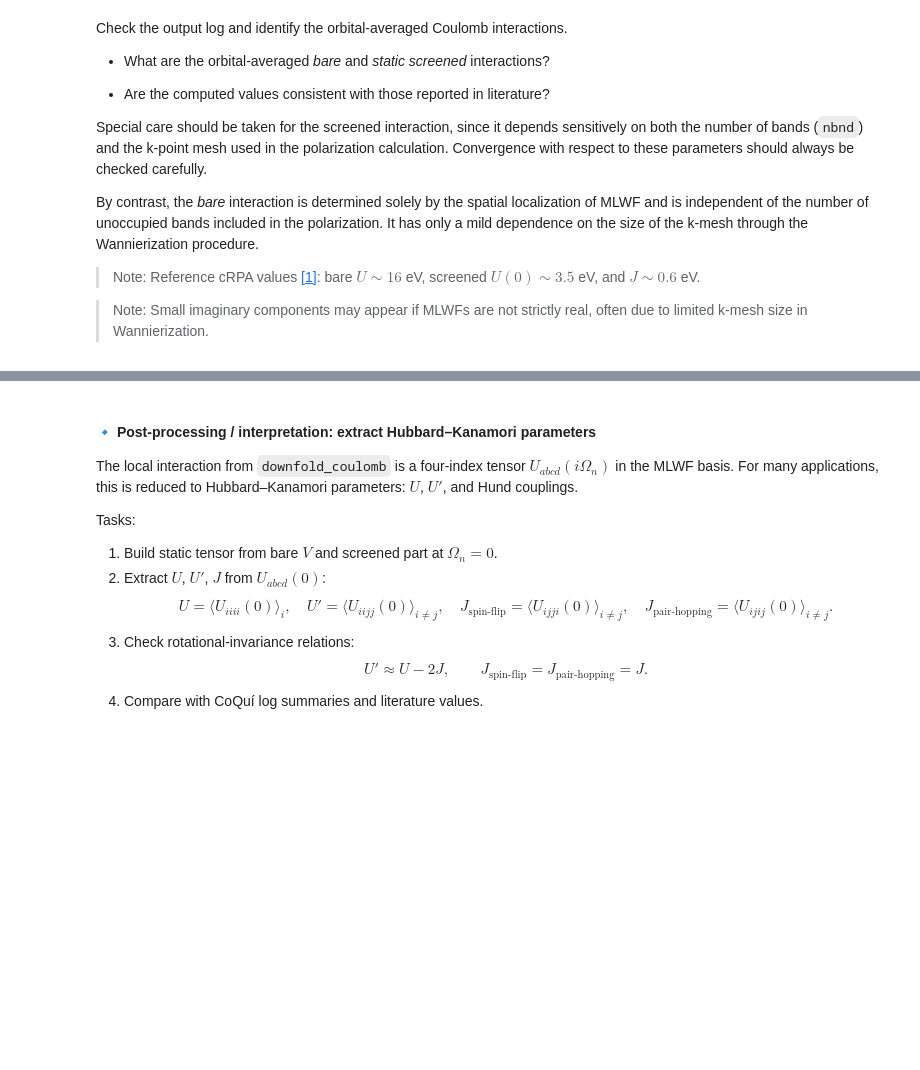
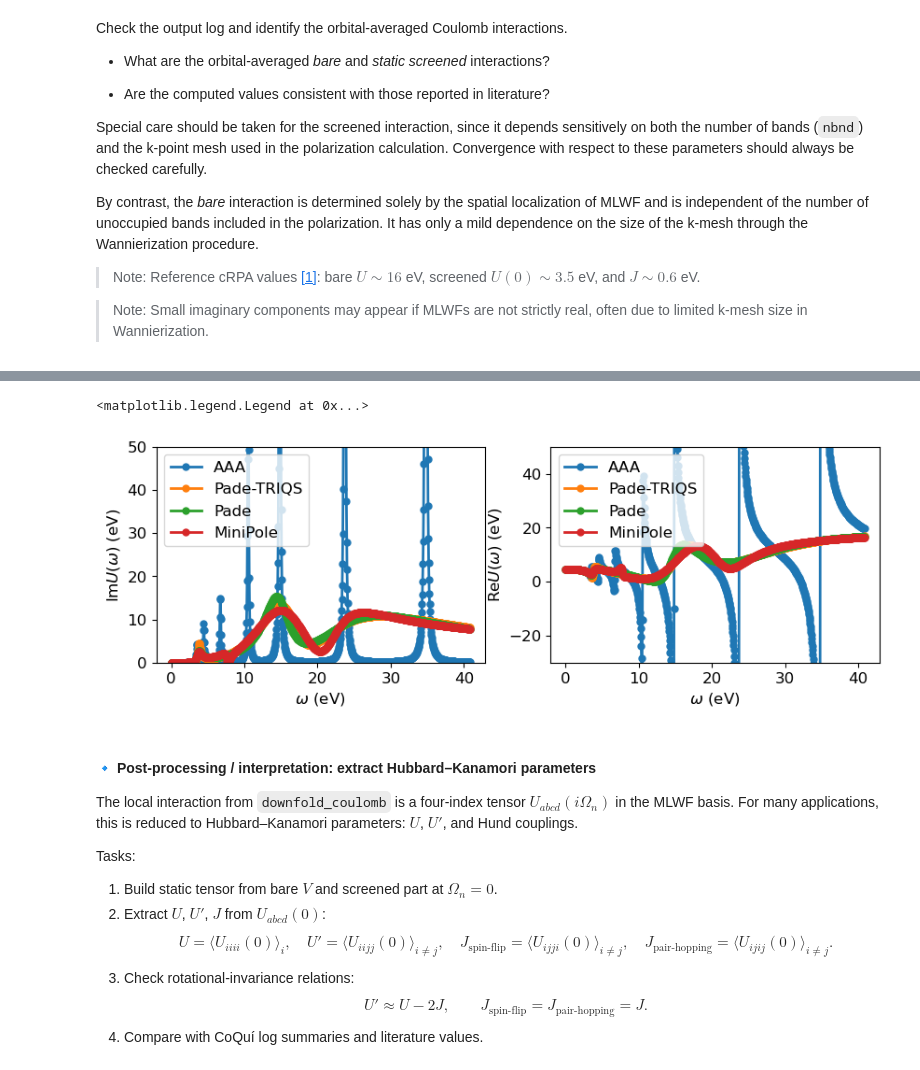
Before and after one commit to AbInitioQHub/coqui-tutorial, a Jupyter notebook: quickstart/03_crpa/03_crpa_screened_interactions.ipynb, the cells around one changed output, grey strips where cells are left out. Drawn from its saved outputs; the diff is of its cells as text; code cells hidden in the pictures; blank space fills up the shorter version.

```diff
--- a/quickstart/03_crpa/03_crpa_screened_interactions.ipynb
+++ b/quickstart/03_crpa/03_crpa_screened_interactions.ipynb
@@ -249,16 +254,0 @@ Notes:
-# %%
-#from coqui.utils.imag_axes_ft import IAFT
-
-iaft = coqui.IAFT.from_coqui_chkpt("crpa_100.mbpt.h5")
-
-iw_mesh = iaft.wn_mesh(stats='b', positive_only=True) * np.pi / iaft.beta
-
-fig, ax = plt.subplots(1, figsize=(5,3))
-ax.plot(iw_mesh, (Vloc[0,0,0,0]+Uloc_iw[:,0,0,0,0]).real,
-        linewidth=2, marker='o', markersize=5, label='Small E')
-ax.set_xlim(0,3)
-ax.tick_params(axis='both', which='major', labelsize=12)
-ax.set_xlabel('$i\omega_{n}$ (a.u.)', fontsize=12)
-ax.set_ylabel('$U(i\omega_{n})$ (a.u.)', fontsize=12)
-ax.legend(fontsize=12)
-plt.show()
@@ -275,3 +269,40 @@ plt.show()
+# %%
+Uw_aaa, w_mesh_aaa = coqui.post_proc.aaa_adapol(Uloc_iw[:,0,0,0,0], iaft, stats='boson', wmin=0.0, wmax=1.5, Nw=1000, Nfit=40, ph_sym=True)
+Uw_pade, w_mesh_pade = coqui.post_proc.pade_triqs(Uloc_iw[:,0,0,0,0], iaft, stats='boson', wmin=0.0, wmax=1.5, Nw=1000, Nfit=100, ph_sym=True)
+Uw_pade2, w_mesh_pade2 = coqui.post_proc.pade(Uloc_iw[:,0,0,0,0], iaft, stats='boson', wmin=0.0, wmax=1.5, Nw=1000, Nfit=100, eta=0.0, ph_sym=True)
+Uw_minipole, w_mesh_minipole = coqui.post_proc.minipole(Uloc_iw[:,0,0,0,0], iaft, stats='boson', wmin=0.0, wmax=1.5, Nw=1000, tol=1e-12, eta=None, ph_sym=True)
+
+fig, ax = plt.subplots(1, 2, figsize=(10,3))
+ax[0].plot(w_mesh_aaa.real * HARTREE_EV, -Uw_aaa.imag * HARTREE_EV,
+            linewidth=2, marker='o', markersize=5, label='AAA')
+ax[0].plot(w_mesh_pade.real * HARTREE_EV, -Uw_pade.imag * HARTREE_EV,
+            linewidth=2, marker='o', markersize=5, label='Pade-TRIQS')
+ax[0].plot(w_mesh_pade2.real * HARTREE_EV, -Uw_pade2.imag * HARTREE_EV,
+        linewidth=2, marker='o', markersize=5, label='Pade')
+ax[0].plot(w_mesh_minipole.real * HARTREE_EV, -Uw_minipole.imag * HARTREE_EV,
+        linewidth=2, marker='o', markersize=5, label='MiniPole')
+ax[0].set_ylim(0, 50)
+ax[0].tick_params(axis='both', which='major', labelsize=12)
+ax[0].set_xlabel('$\omega$ (eV)', fontsize=12)
+ax[0].set_ylabel('Im$U(\omega)$ (eV)', fontsize=12)
+ax[0].legend(fontsize=12)
+
+ax[1].plot(w_mesh_aaa.real * HARTREE_EV, (Vloc[0,0,0,0]+Uw_aaa).real * HARTREE_EV,
+        linewidth=2, marker='o', markersize=5, label='AAA')
+ax[1].plot(w_mesh_pade.real * HARTREE_EV, (Vloc[0,0,0,0]+Uw_pade).real * HARTREE_EV,
+        linewidth=2, marker='o', markersize=5, label='Pade-TRIQS')
+ax[1].plot(w_mesh_pade2.real * HARTREE_EV, (Vloc[0,0,0,0]+Uw_pade2).real * HARTREE_EV,
+        linewidth=2, marker='o', markersize=5, label='Pade')
+ax[1].plot(w_mesh_minipole.real * HARTREE_EV, (Vloc[0,0,0,0]+Uw_minipole).real * HARTREE_EV,
+        linewidth=2, marker='o', markersize=5, label='MiniPole')
+ax[1].set_ylim(-30, 50)
+ax[1].tick_params(axis='both', which='major', labelsize=12)
+ax[1].set_xlabel('$\omega$ (eV)', fontsize=12)
+ax[1].set_ylabel('Re$U(\omega)$ (eV)', fontsize=12)
+ax[1].legend(fontsize=12)
+# %% [output]
+<matplotlib.legend.Legend at 0x...>
+[figure, added]
 # %% [markdown]
 #### 🔹 Post-processing / interpretation: extract Hubbard–Kanamori parameters
 
```
Also changed, not shown: parts of 17 cells of this notebook, 16 other files.
